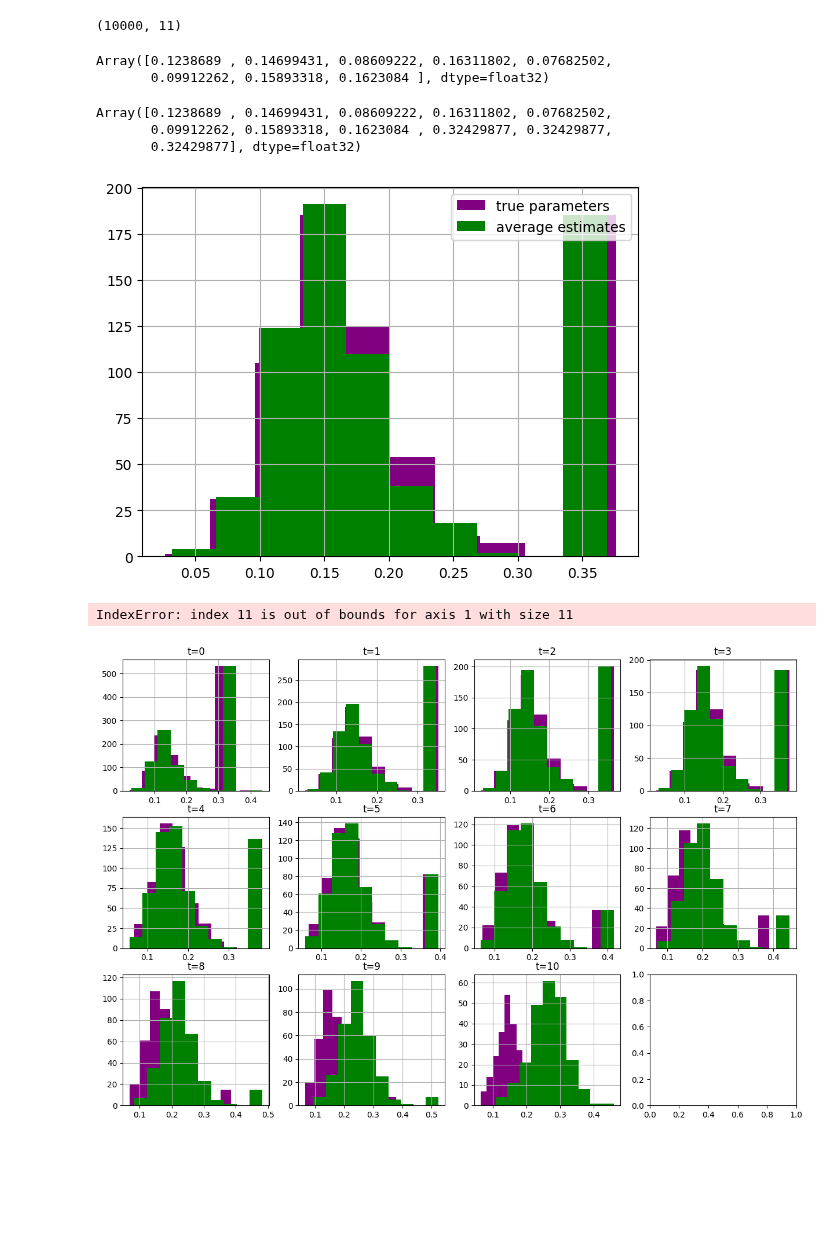
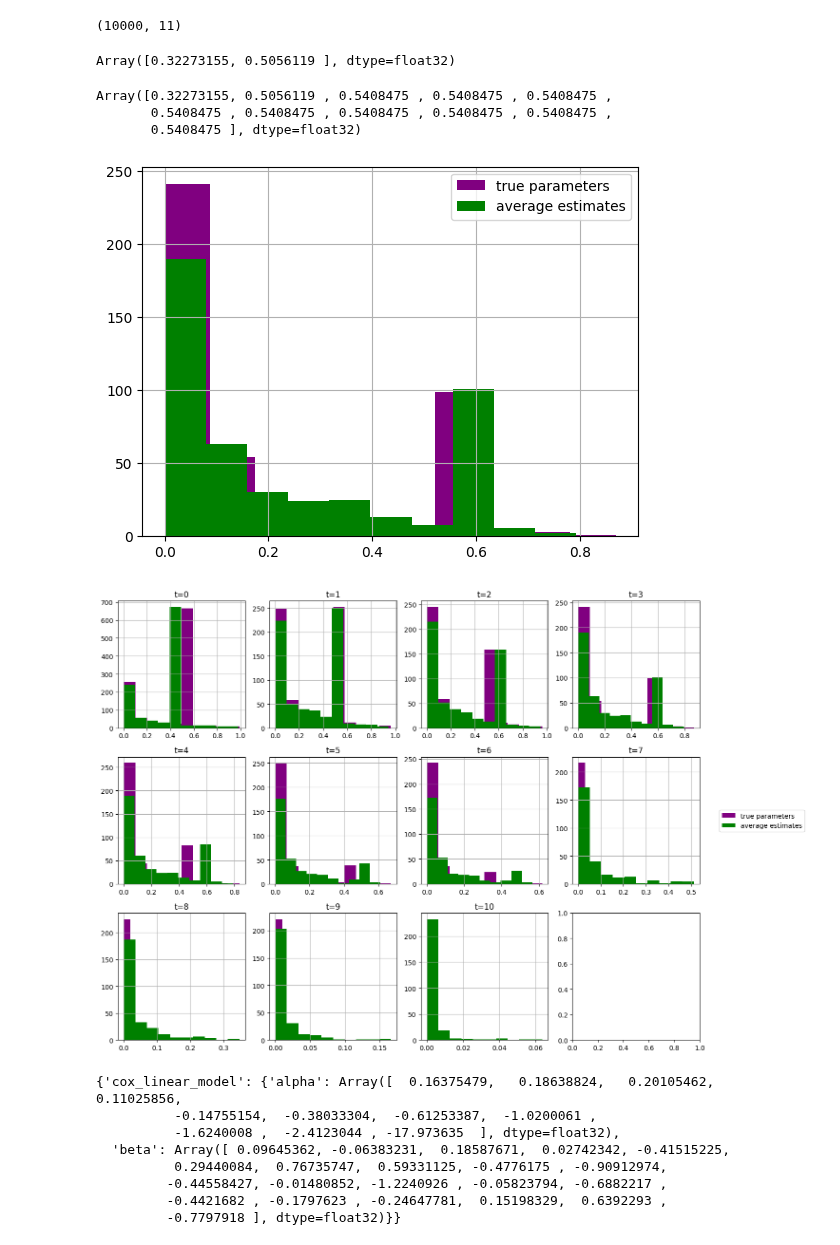
Before and after one commit to marianaw/deeptcsr, a Jupyter notebook: notebooks/ablation_bias_largerw.ipynb, the cells around one changed output. Saved outputs shown, nothing was run; the diff lists cells and outputs as text; code cells hidden in the pictures; blank space fills up the shorter version.

```diff
--- a/notebooks/ablation_bias_largerw.ipynb
+++ b/notebooks/ablation_bias_largerw.ipynb
@@ -51,7 +51,7 @@ def make_generator(mat, sigma, sigma0, thetas, bias, rng):
                     break
                 ts[i] += 1
                 seqs[i, j + 1] = np.append(
-                    np.dot(mat, seqs[i, j + 1, :-1]) + sigma * rng.normal(size=n_dims),
+                    np.dot(mat, seqs[i, j, :-1]) + sigma * rng.normal(size=n_dims),
                     1,
                 )
             if ts[i] > horizon:
@@ -68,7 +68,7 @@ d = n_dims + 1
 
 # Churn parameters.
 thetas = rng.normal(size=n_dims)
-bias = -3
+bias = -.5
 
 # Transition dynamics.
 mat = 1.0 * np.eye(n_dims)
@@ -104,7 +104,7 @@ rw_ci_dtd = np.zeros((n_folds, len(taus)))
 rw_ibs_dtd = np.zeros((n_folds, len(taus)))
 
 l2 = 1e-4
-lambda_ = 0.0
+lambda_ = 1.0
 avg_h = jnp.zeros((10000, H, H))
 
 
@@ -188,14 +200,13 @@ aux.shape
 # %%
 aux[0][hws_v[0][:, 0]]
 # %% [output]
-Array([0.1238689 , 0.14699431, 0.08609222, 0.16311802, 0.07682502,
-       0.09912262, 0.15893318, 0.1623084 ], dtype=float32)
+Array([0.32273155, 0.5056119 ], dtype=float32)
 # %%
 aux[0]
 # %% [output]
-Array([0.1238689 , 0.14699431, 0.08609222, 0.16311802, 0.07682502,
-       0.09912262, 0.15893318, 0.1623084 , 0.32429877, 0.32429877,
-       0.32429877], dtype=float32)
+Array([0.32273155, 0.5056119 , 0.5408475 , 0.5408475 , 0.5408475 ,
+       0.5408475 , 0.5408475 , 0.5408475 , 0.5408475 , 0.5408475 ,
+       0.5408475 ], dtype=float32)
 # %%
 # Given some time t, say, t=3, we take all the columns t from gold_hs and avg_h, and
 # collect those values where the column t from hws_v is 1. We then plot histograms of these values
@@ -211,22 +222,27 @@ plt.legend()
 plt.grid()
 plt.show()
 # %% [output]
-[figure, old version]
+[figure, new version]
 # %%
 # Make a grid of histograms for all times t using subfigures
 fig, axs = plt.subplots(3, 4, figsize=(15, 10))
 
 for i in range(3):
     for j in range(4):
         t = i*4 + j
-        gold = gold_hs[:100, :, t][hws_v[:100, t, 0] == 1].flatten()
-        avg = avg_h[:100, :, t][hws_v[:100, t, 0] == 1].flatten()
-        axs[i, j].hist(gold, bins=10, color='purple', label='true parameters')
-        axs[i, j].hist(avg, bins=10, color='green', label='average estimates')
-        axs[i, j].set_title(f't={t}')
-        axs[i, j].grid()
+        if t <= horizon:
+            gold = gold_hs[:100, :, t][hws_v[:100, t, 0] == 1].flatten()
+            avg = avg_h[:100, :, t][hws_v[:100, t, 0] == 1].flatten()
+            axs[i, j].hist(gold, bins=10, color='purple', label='true parameters')
+            axs[i, j].hist(avg, bins=10, color='green', label='average estimates')
+            axs[i, j].set_title(f't={t}')
+            axs[i, j].grid()
+
+# Add a legend at the right of the last subplot
+fig.tight_layout()
+fig.subplots_adjust(right=0.85)
+fig.legend(['true parameters', 'average estimates'], loc='center right')
 
 plt.show()
 # %% [output]
-IndexError: index 11 is out of bounds for axis 1 with size 11
-[figure, old version]
+[figure, new version]
@@ -232,0 +251,11 @@ IndexError: index 11 is out of bounds for axis 1 with size 11
+# %%
+model.state.params
+# %% [output]
+{'cox_linear_model': {'alpha': Array([  0.16375479,   0.18638824,   0.20105462,   0.11025856,
+          -0.14755154,  -0.38033304,  -0.61253387,  -1.0200061 ,
+          -1.6240008 ,  -2.4123044 , -17.973635  ], dtype=float32),
+  'beta': Array([ 0.09645362, -0.06383231,  0.18587671,  0.02742342, -0.41515225,
+          0.29440084,  0.76735747,  0.59331125, -0.4776175 , -0.90912974,
+         -0.44558427, -0.01480852, -1.2240926 , -0.05823794, -0.6882217 ,
+         -0.4421682 , -0.1797623 , -0.24647781,  0.15198329,  0.6392293 ,
+         -0.7797918 ], dtype=float32)}}
```
Also changed, not shown: parts of 5 cells of this notebook, 14 other files.
